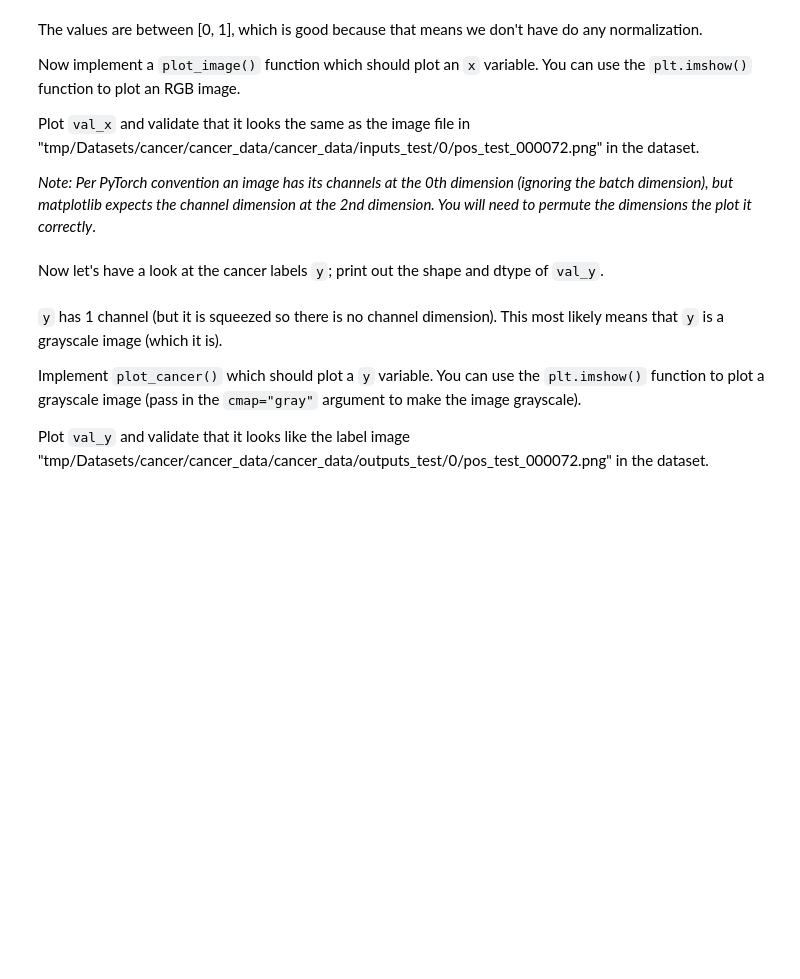
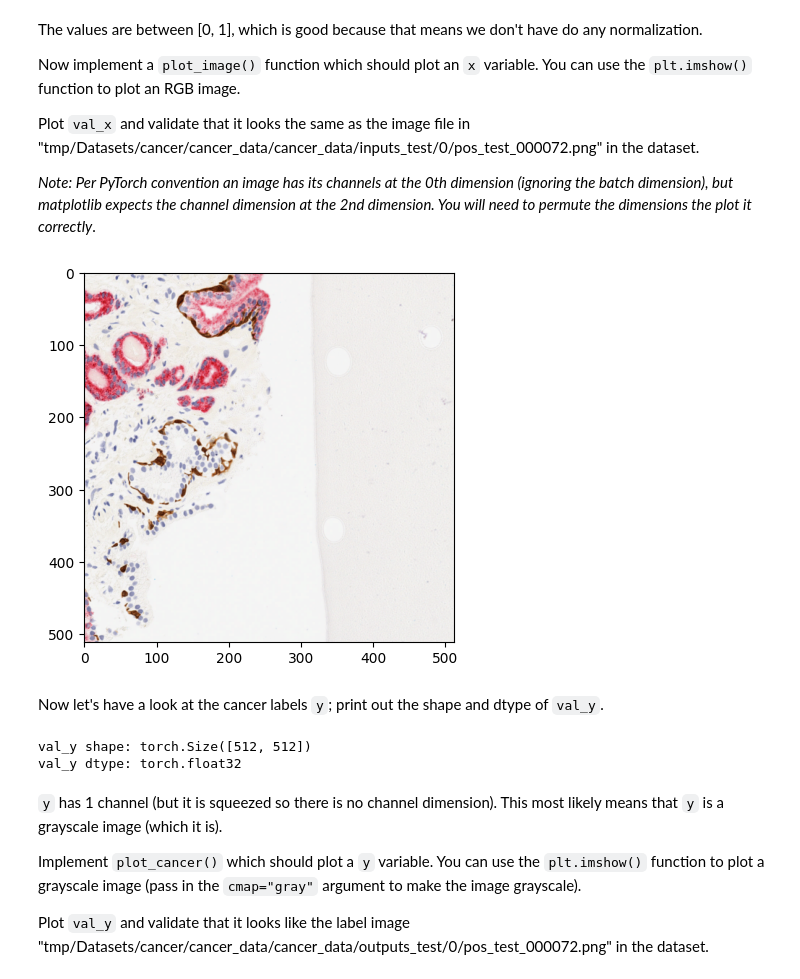
Before and after one commit to andrewhall1124/CS_474, a Jupyter notebook: labs/lab4_unets.ipynb, the cells around one changed output. Drawn from its saved outputs; the diff is of its cells as text; code cells hidden in the pictures; blank space fills up the shorter version.

```diff
--- a/labs/lab4_unets.ipynb
+++ b/labs/lab4_unets.ipynb
@@ -93,5 +99,7 @@ Print out the lengths of your train and validation datasets, so you know how muc
 Now you should examine a single data instance from the dataset.
 We'll use pos_test_000072.png (`val_dataset[172]`) as an example throughout training.
 Collect the image and the cancer labels from pos_test_000072.png (i.e. `val_x, val_y = val_dataset[172]`).
+# %%
+val_x, val_y = val_dataset[172]
 # %% [markdown]
 Let's analyze the `x` data first. Print out the shape and dtype of `val_x` below.
@@ -108,11 +128,21 @@ You can use the `plt.imshow()` function to plot an RGB image.
 Plot `val_x` and validate that it looks the same as the image file in "tmp/Datasets/cancer/cancer_data/cancer_data/inputs_test/0/pos_test_000072.png" in the dataset.
 
 *Note: Per PyTorch convention an image has its channels at the 0th dimension (ignoring the batch dimension), but matplotlib expects the channel dimension at the 2nd dimension. You will need to permute the dimensions the plot it correctly*.
-# %%
-def plot_image(x):
-    pass
+# %%
+def plot_image(x: torch.Tensor):
+    permuted = x.permute(1, 2, 0)
+    plt.imshow(permuted)
+plot_image(val_x)
+# %% [output]
+[figure, added]
 # %% [markdown]
 Now let's have a look at the cancer labels `y`; print out the shape and dtype of `val_y`.
+# %%
+print("val_y shape:", val_y.shape)
+print("val_y dtype:", val_y.dtype)
+# %% [output]
+val_y shape: torch.Size([512, 512])
+val_y dtype: torch.float32
 # %% [markdown]
 `y` has 1 channel (but it is squeezed so there is no channel dimension).
 This most likely means that `y` is a grayscale image (which it is).
```
Also changed, not shown: parts of 34 cells of this notebook, 2 other files.
